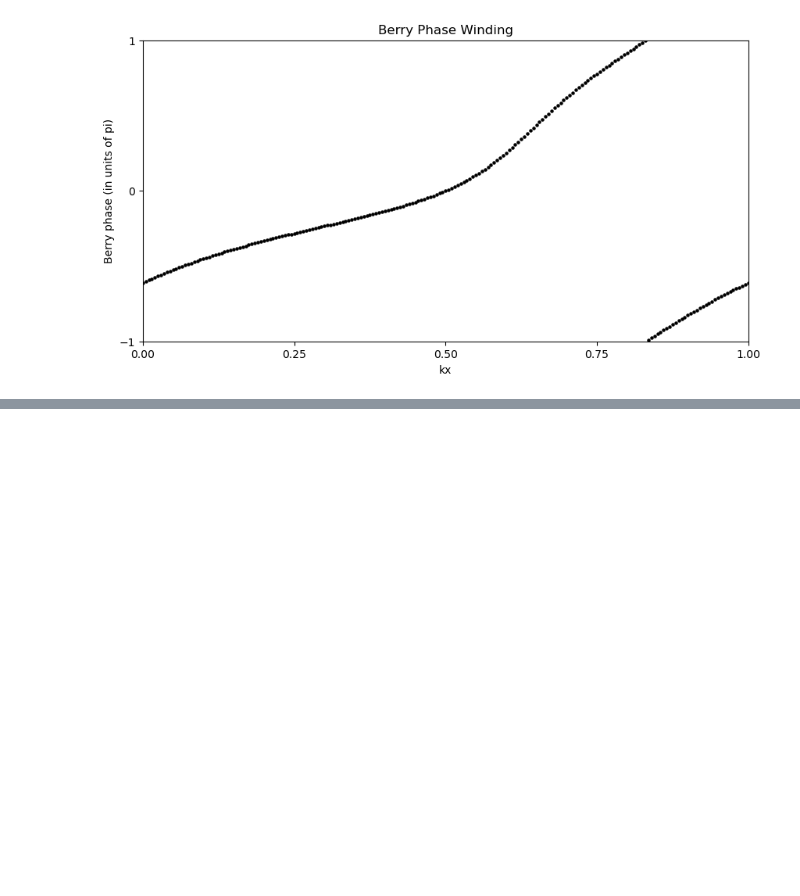
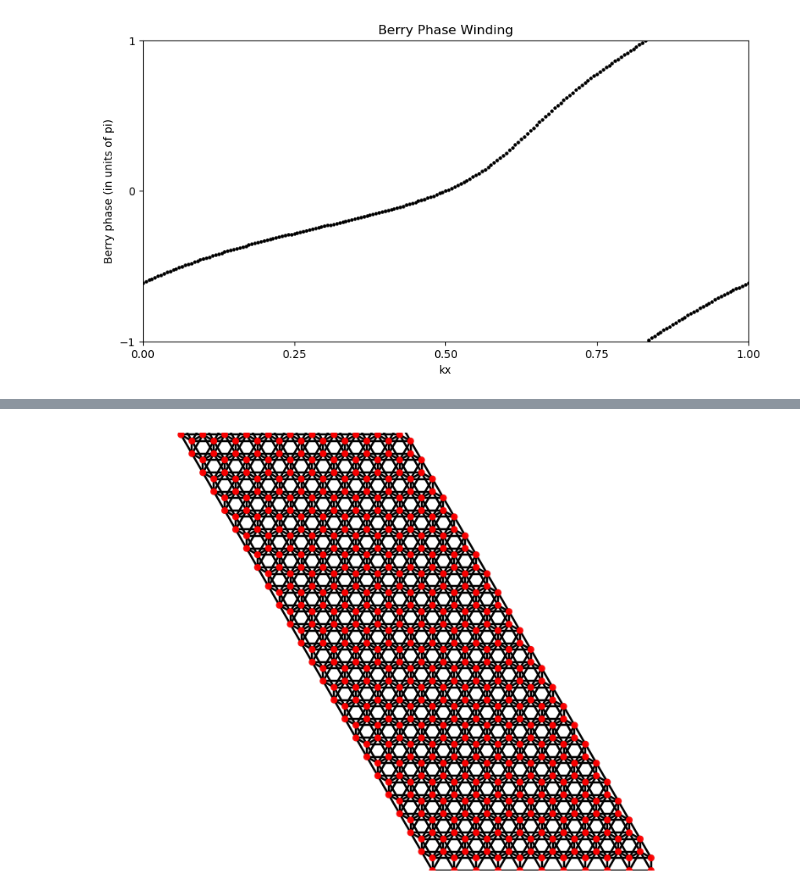
Before and after one commit to AliGhorashiCMT/8.511-Notes-and-Code, a Jupyter notebook: Topology/Haldane.ipynb, the cells around one changed output, grey strips where cells are left out. Cells and saved outputs as stored; diff of their text form; code cells hidden in the pictures; blank space fills up the shorter version.

```diff
--- a/Topology/Haldane.ipynb
+++ b/Topology/Haldane.ipynb
@@ -178,0 +311,11 @@ plt.ylabel("Berry phase (in units of pi)");
+# %%
+plt.figure(figsize=(10, 10))
+graphene_model.plot(num_periods=5,
+          hopping = {
+  "width": 3, "color": "black", "blend" : 1,
+}, sites={"cmap" : ["red"], "blend" : 1 })
+plt.gca().axis('off');
+plt.xlim(-20, 10)
+plt.ylim(0, 20);
+# %% [output]
+[figure, added]
```
Also changed, not shown: parts of 13 cells of this notebook.
